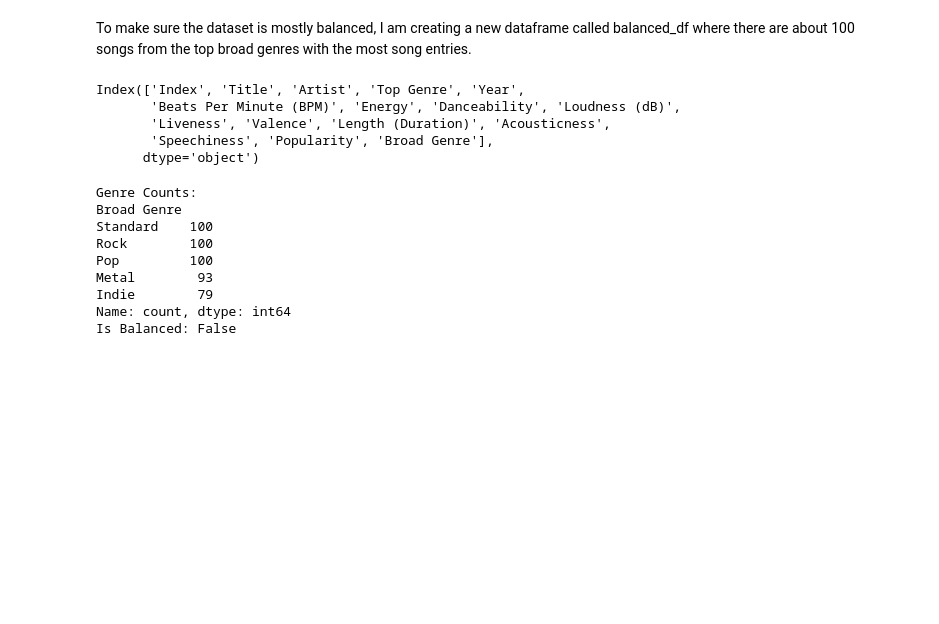
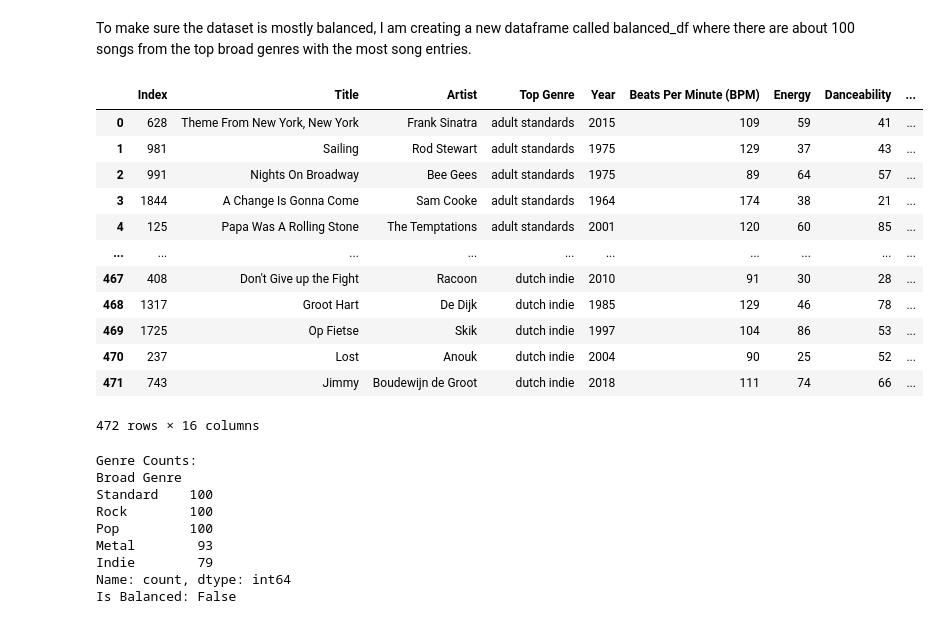
Before and after one commit to virgiliaantonucci/DS-Phase-4-Project, a Jupyter notebook: index.ipynb, the cells around one changed output. Cells and saved outputs as stored; diff of their text form; code cells hidden in the pictures; blank space fills up the shorter version.

```diff
--- a/index.ipynb
+++ b/index.ipynb
@@ -138,11 +136,19 @@ balanced_df.reset_index(drop=True, inplace=True)
 # %%
-balanced_df.columns
+balanced_df
 # %% [output]
+|  | Index | Title | Artist | Top Genre | Year | Beats Per Minute (BPM) | Energy | Danceability | ... |
+| 0 | 628 | Theme From New York, New York | Frank Sinatra | adult standards | 2015 | 109 | 59 | 41 | ... |
+| 1 | 981 | Sailing | Rod Stewart | adult standards | 1975 | 129 | 37 | 43 | ... |
+| 2 | 991 | Nights On Broadway | Bee Gees | adult standards | 1975 | 89 | 64 | 57 | ... |
+| 3 | 1844 | A Change Is Gonna Come | Sam Cooke | adult standards | 1964 | 174 | 38 | 21 | ... |
+| 4 | 125 | Papa Was A Rolling Stone | The Temptations | adult standards | 2001 | 120 | 60 | 85 | ... |
+| ... | ... | ... | ... | ... | ... | ... | ... | ... | ... |
+| 467 | 408 | Don't Give up the Fight | Racoon | dutch indie | 2010 | 91 | 30 | 28 | ... |
+| 468 | 1317 | Groot Hart | De Dijk | dutch indie | 1985 | 129 | 46 | 78 | ... |
+| 469 | 1725 | Op Fietse | Skik | dutch indie | 1997 | 104 | 86 | 53 | ... |
+| 470 | 237 | Lost | Anouk | dutch indie | 2004 | 90 | 25 | 52 | ... |
+| 471 | 743 | Jimmy | Boudewijn de Groot | dutch indie | 2018 | 111 | 74 | 66 | ... |
-Index(['Index', 'Title', 'Artist', 'Top Genre', 'Year',
-       'Beats Per Minute (BPM)', 'Energy', 'Danceability', 'Loudness (dB)',
-       'Liveness', 'Valence', 'Length (Duration)', 'Acousticness',
-       'Speechiness', 'Popularity', 'Broad Genre'],
-      dtype='object')
+472 rows × 16 columns
 # %%
 # Count the occurrences of each unique value in 'Broad Genre'
 genre_counts = balanced_df['Broad Genre'].value_counts()
```
Also changed, not shown: parts of 19 cells of this notebook.
